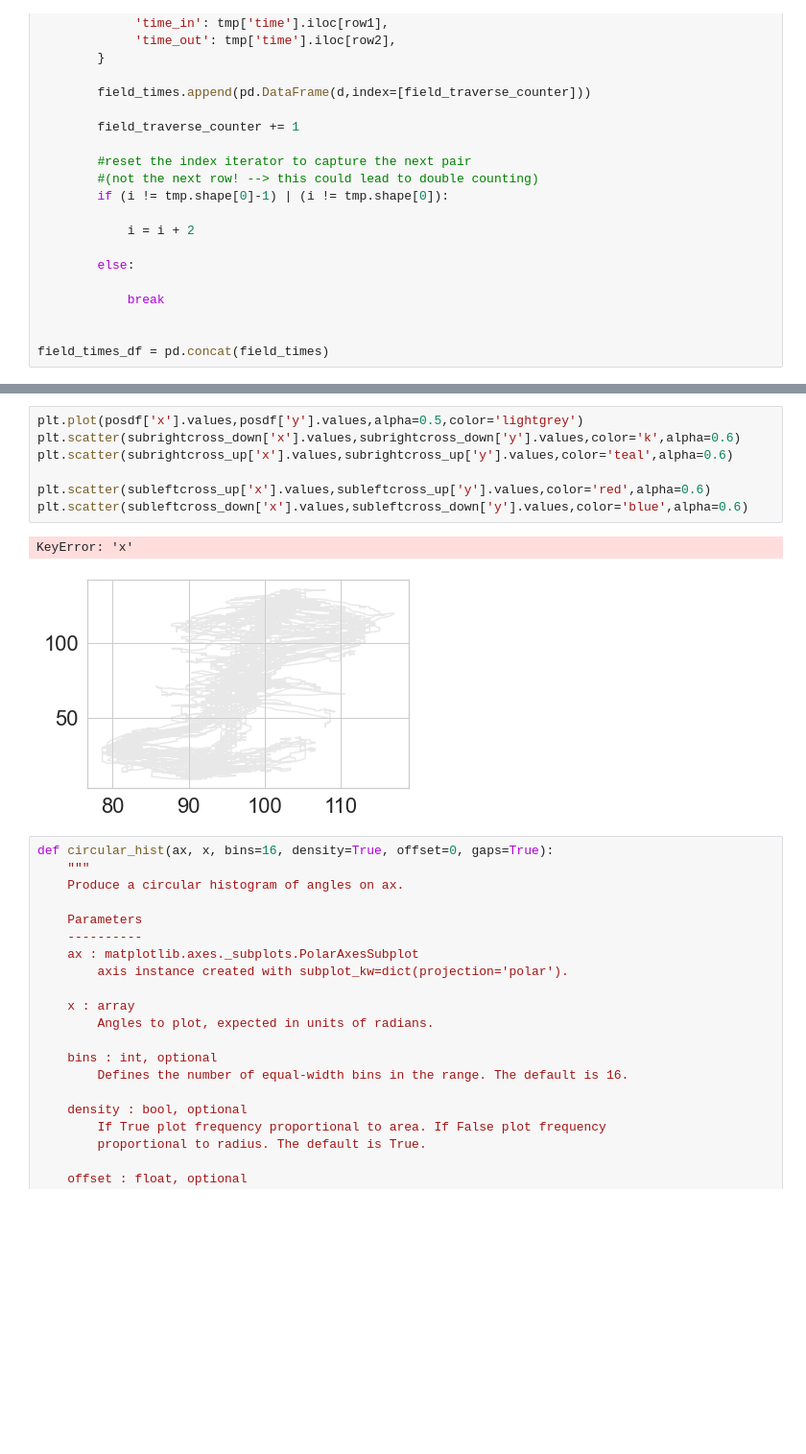
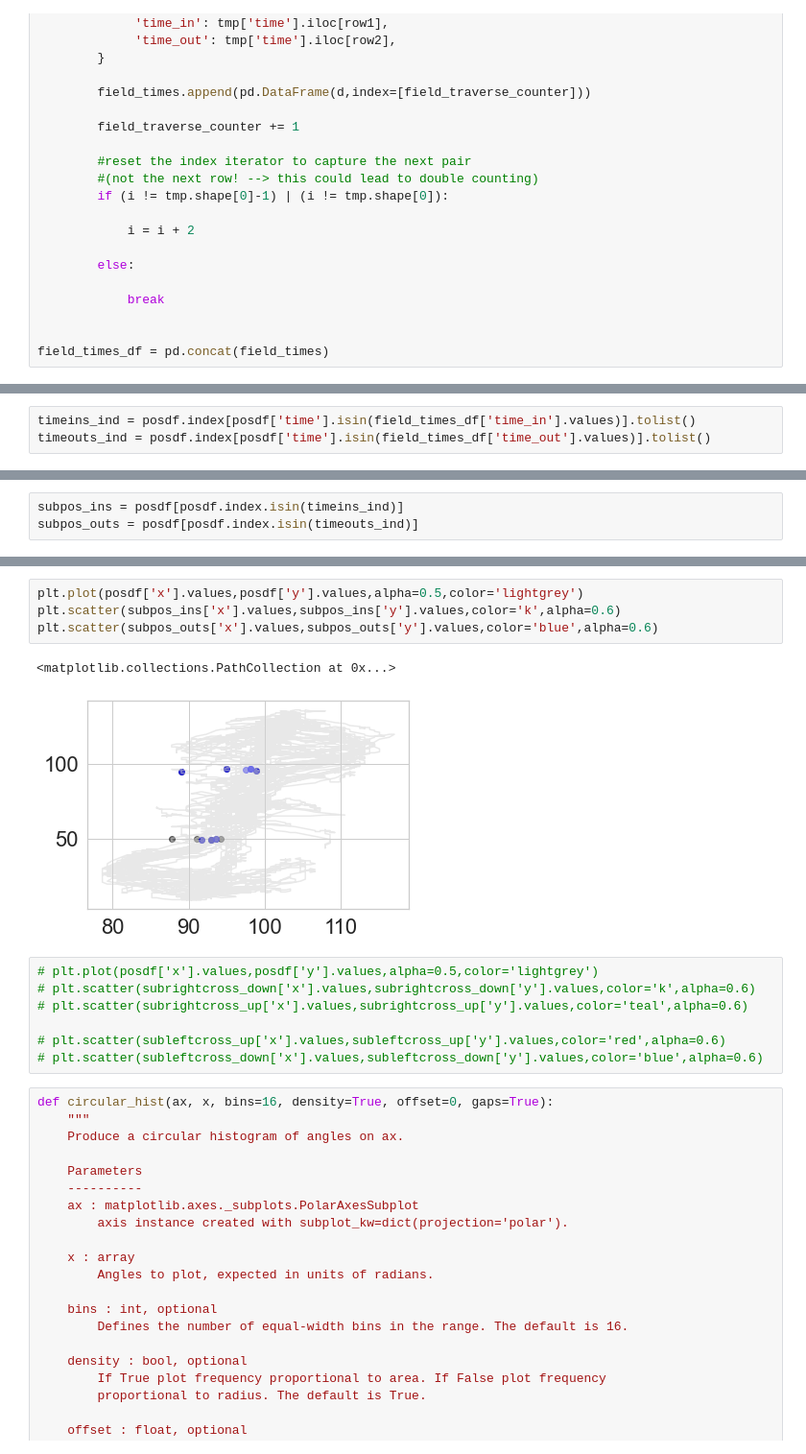
Before and after one commit to pdrivier/phase_precession, a Jupyter notebook: place_fields.ipynb, the cells around one changed output, grey strips where cells are left out. Shown at 96% size. Saved outputs shown, nothing was run; the diff lists cells and outputs as text; blank space fills up the shorter version.

```diff
--- a/place_fields.ipynb
+++ b/place_fields.ipynb
@@ -687,0 +609,3 @@ np.where(np.diff(subcell['time'].values) <= posdt)
+# %%
+timeins_ind = posdf.index[posdf['time'].isin(field_times_df['time_in'].values)].tolist()
+timeouts_ind = posdf.index[posdf['time'].isin(field_times_df['time_out'].values)].tolist()
@@ -687,0 +617,3 @@ np.where(np.diff(subcell['time'].values) <= posdt)
+# %%
+subpos_ins = posdf[posdf.index.isin(timeins_ind)]
+subpos_outs = posdf[posdf.index.isin(timeouts_ind)]
@@ -688,13 +634,17 @@ np.where(np.diff(subcell['time'].values) <= posdt)
+# %%
+plt.plot(posdf['x'].values,posdf['y'].values,alpha=0.5,color='lightgrey')
+plt.scatter(subpos_ins['x'].values,subpos_ins['y'].values,color='k',alpha=0.6)
+plt.scatter(subpos_outs['x'].values,subpos_outs['y'].values,color='blue',alpha=0.6)
+# %% [output]
+<matplotlib.collections.PathCollection at 0x...>
+[figure, added]
 # %%
-plt.plot(posdf['x'].values,posdf['y'].values,alpha=0.5,color='lightgrey')
-plt.scatter(subrightcross_down['x'].values,subrightcross_down['y'].values,color='k',alpha=0.6)
-plt.scatter(subrightcross_up['x'].values,subrightcross_up['y'].values,color='teal',alpha=0.6)
+# plt.plot(posdf['x'].values,posdf['y'].values,alpha=0.5,color='lightgrey')
+# plt.scatter(subrightcross_down['x'].values,subrightcross_down['y'].values,color='k',alpha=0.6)
+# plt.scatter(subrightcross_up['x'].values,subrightcross_up['y'].values,color='teal',alpha=0.6)
 
-plt.scatter(subleftcross_up['x'].values,subleftcross_up['y'].values,color='red',alpha=0.6)
-plt.scatter(subleftcross_down['x'].values,subleftcross_down['y'].values,color='blue',alpha=0.6)
+# plt.scatter(subleftcross_up['x'].values,subleftcross_up['y'].values,color='red',alpha=0.6)
+# plt.scatter(subleftcross_down['x'].values,subleftcross_down['y'].values,color='blue',alpha=0.6)
-# %% [output]
-KeyError: 'x'
-[figure, removed]
 # %%
 def circular_hist(ax, x, bins=16, density=True, offset=0, gaps=True):
     """
```
Also changed, not shown: parts of 20 cells of this notebook.
